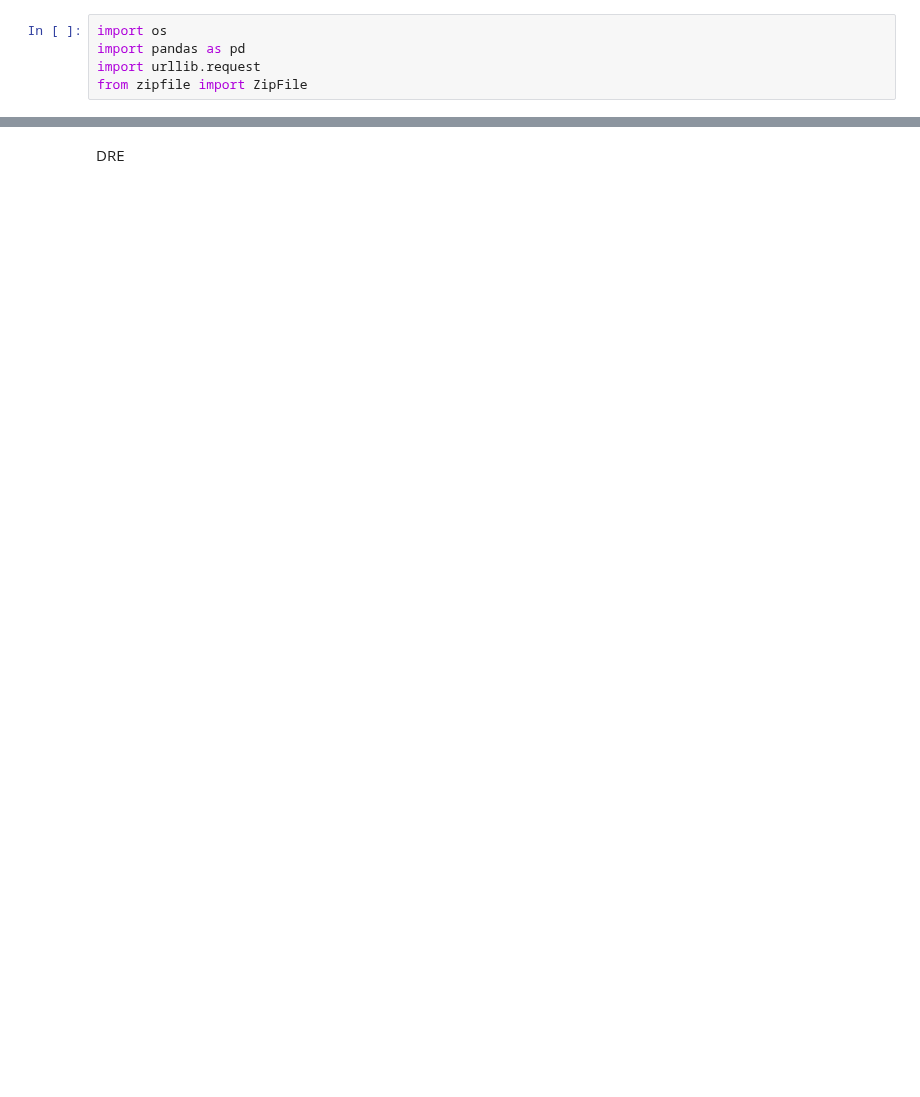
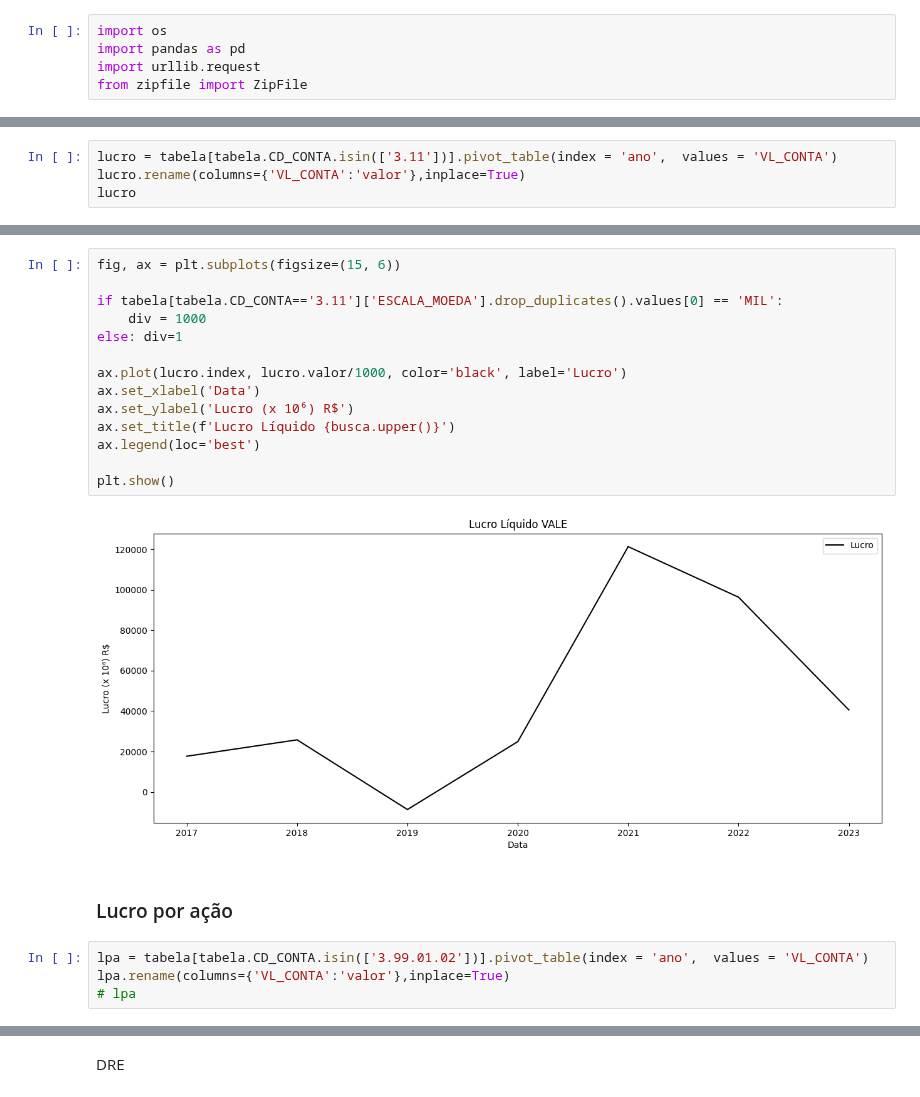
Before and after one commit to BDonadelli/Finance-playground, a Jupyter notebook: CVM_DRE_v2.ipynb, the cells around one changed output, grey strips where cells are left out. Drawn from its saved outputs; the diff is of its cells as text; blank space fills up the shorter version.

```diff
--- a/CVM_DRE_v2.ipynb
+++ b/CVM_DRE_v2.ipynb
@@ -135,0 +247,4 @@ Removidos: /home/yair/GHub/Codigos-em-financas/data/dfp_cia_aberta_2021.zip, Rem
+# %%
+lucro = tabela[tabela.CD_CONTA.isin(['3.11'])].pivot_table(index = 'ano',  values = 'VL_CONTA')
+lucro.rename(columns={'VL_CONTA':'valor'},inplace=True)
+lucro
@@ -135,0 +261,22 @@ Removidos: /home/yair/GHub/Codigos-em-financas/data/dfp_cia_aberta_2021.zip, Rem
+# %%
+fig, ax = plt.subplots(figsize=(15, 6))
+
+if tabela[tabela.CD_CONTA=='3.11']['ESCALA_MOEDA'].drop_duplicates().values[0] == 'MIL':
+    div = 1000
+else: div=1
+
+ax.plot(lucro.index, lucro.valor/1000, color='black', label='Lucro')
+ax.set_xlabel('Data')
+ax.set_ylabel('Lucro (x 10⁶) R$')
+ax.set_title(f'Lucro Líquido {busca.upper()}')
+ax.legend(loc='best')
+
+plt.show()
+# %% [output]
+[figure, added]
+# %% [markdown]
+### Lucro por ação
+# %%
+lpa = tabela[tabela.CD_CONTA.isin(['3.99.01.02'])].pivot_table(index = 'ano',  values = 'VL_CONTA')
+lpa.rename(columns={'VL_CONTA':'valor'},inplace=True)
+# lpa
```
Also changed, not shown: parts of 29 cells of this notebook, 1 other file.
